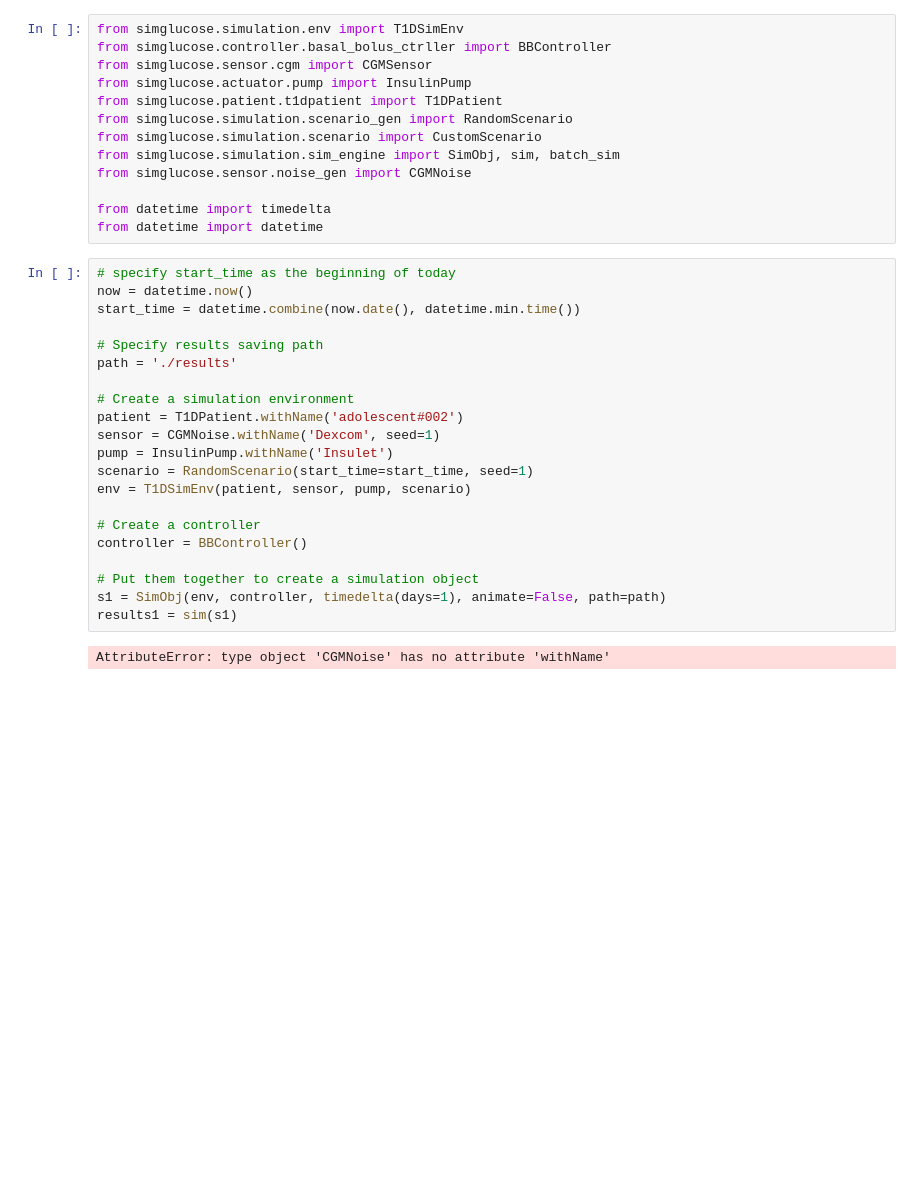
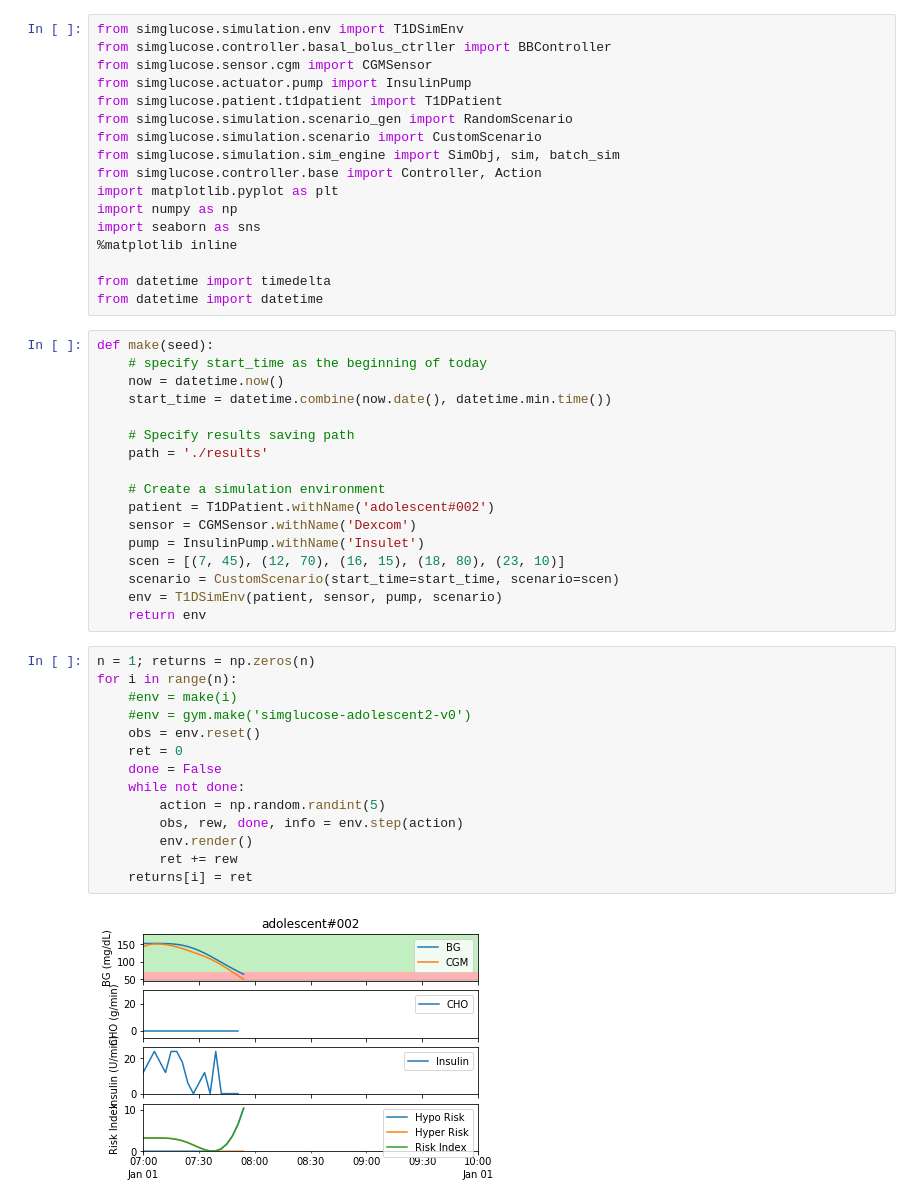
Before and after one commit to Rkeramati/cvar, a Jupyter notebook: glucose/Baseline.ipynb, the cells around one changed output. Saved outputs shown, nothing was run; the diff lists cells and outputs as text; blank space fills up the shorter version.

```diff
--- a/glucose/Baseline.ipynb
+++ b/glucose/Baseline.ipynb
@@ -7,30 +7,44 @@ from simglucose.patient.t1dpatient import T1DPatient
 from simglucose.simulation.scenario_gen import RandomScenario
 from simglucose.simulation.scenario import CustomScenario
 from simglucose.simulation.sim_engine import SimObj, sim, batch_sim
-from simglucose.sensor.noise_gen import CGMNoise
+from simglucose.controller.base import Controller, Action
+import matplotlib.pyplot as plt
+import numpy as np
+import seaborn as sns
+%matplotlib inline
 
 from datetime import timedelta
 from datetime import datetime
 # %%
-# specify start_time as the beginning of today
-now = datetime.now()
-start_time = datetime.combine(now.date(), datetime.min.time())
+def make(seed):
+    # specify start_time as the beginning of today
+    now = datetime.now()
+    start_time = datetime.combine(now.date(), datetime.min.time())
 
-# Specify results saving path
-path = './results'
+    # Specify results saving path
+    path = './results'
 
-# Create a simulation environment
-patient = T1DPatient.withName('adolescent#002')
-sensor = CGMNoise.withName('Dexcom', seed=1)
-pump = InsulinPump.withName('Insulet')
-scenario = RandomScenario(start_time=start_time, seed=1)
-env = T1DSimEnv(patient, sensor, pump, scenario)
-
-# Create a controller
-controller = BBController()
-
-# Put them together to create a simulation object
-s1 = SimObj(env, controller, timedelta(days=1), animate=False, path=path)
-results1 = sim(s1)
+    # Create a simulation environment
+    patient = T1DPatient.withName('adolescent#002')
+    sensor = CGMSensor.withName('Dexcom')
+    pump = InsulinPump.withName('Insulet')
+    scen = [(7, 45), (12, 70), (16, 15), (18, 80), (23, 10)]
+    scenario = CustomScenario(start_time=start_time, scenario=scen)
+    env = T1DSimEnv(patient, sensor, pump, scenario)
+    return env
-# %% [output]
-AttributeError: type object 'CGMNoise' has no attribute 'withName'
+# %%
+n = 1; returns = np.zeros(n)
+for i in range(n):
+    #env = make(i)
+    #env = gym.make('simglucose-adolescent2-v0')
+    obs = env.reset()
+    ret = 0
+    done = False
+    while not done:
+        action = np.random.randint(5)
+        obs, rew, done, info = env.step(action)
+        env.render()
+        ret += rew
+    returns[i] = ret
+# %% [output]
+[figure, added]
```
Also changed, not shown: parts of 9 cells of this notebook, 1 other file.
